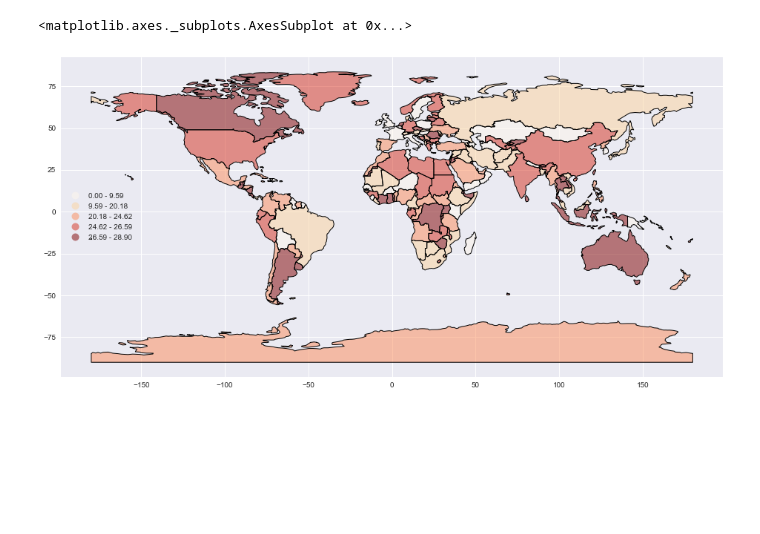
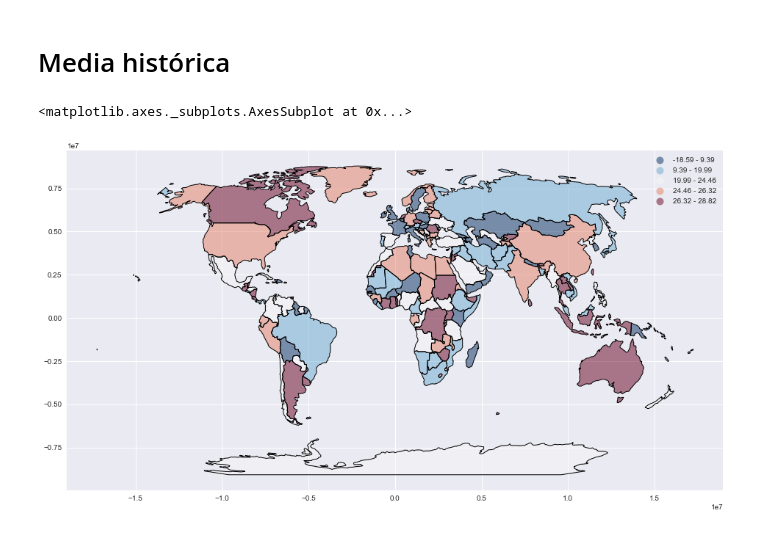
Before and after one commit to smcsicardi/metnum-tp3, a Jupyter notebook: Mapas.ipynb, the cells around one changed output. Cells and saved outputs as stored; diff of their text form; code cells hidden in the pictures; blank space fills up the shorter version.

```diff
--- a/Mapas.ipynb
+++ b/Mapas.ipynb
@@ -30,10 +43,14 @@ data = df[(d1960 < df['dt']) & (df['dt']< d1990)].groupby('country', as_index=Fa
+# %% [markdown]
+# Media histórica
 # %%
+means = df.groupby('country', as_index=False)['avg'].mean()
+means.set_index('country')
+
 world = gpd.read_file(gpd.datasets.get_path('naturalearth_lowres'))
-data.set_index('country')
 world.set_index('name')
-join = world.join(data)
-#join[world.avg.notnull()]
-join.plot(column='avg', cmap='OrRd', scheme='quantiles', legend=True)
+join = world.join(means)
+join = join.to_crs('+proj=natearth')
+join.plot(column='avg', cmap='RdBu_r', scheme='quantiles', legend=True)
 # %% [output]
 <matplotlib.axes._subplots.AxesSubplot at 0x...>
-[figure, old version]
+[figure, new version]
```
Also changed, not shown: parts of 4 cells of this notebook, 2 other files.
